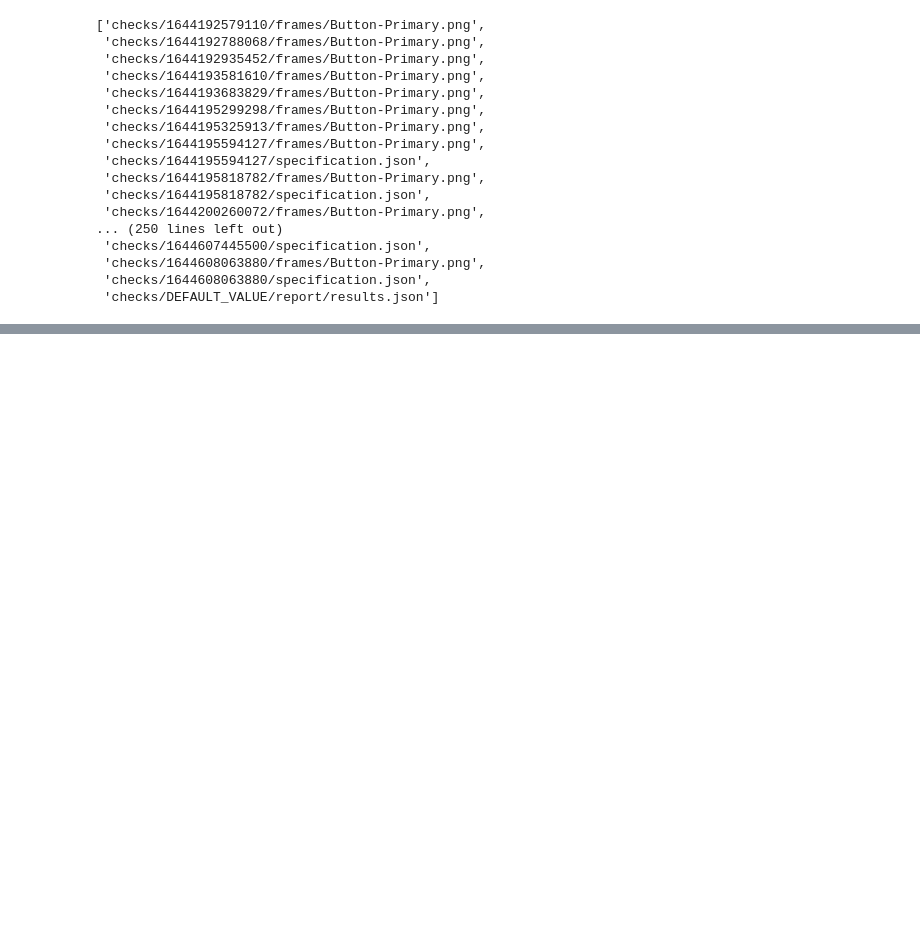
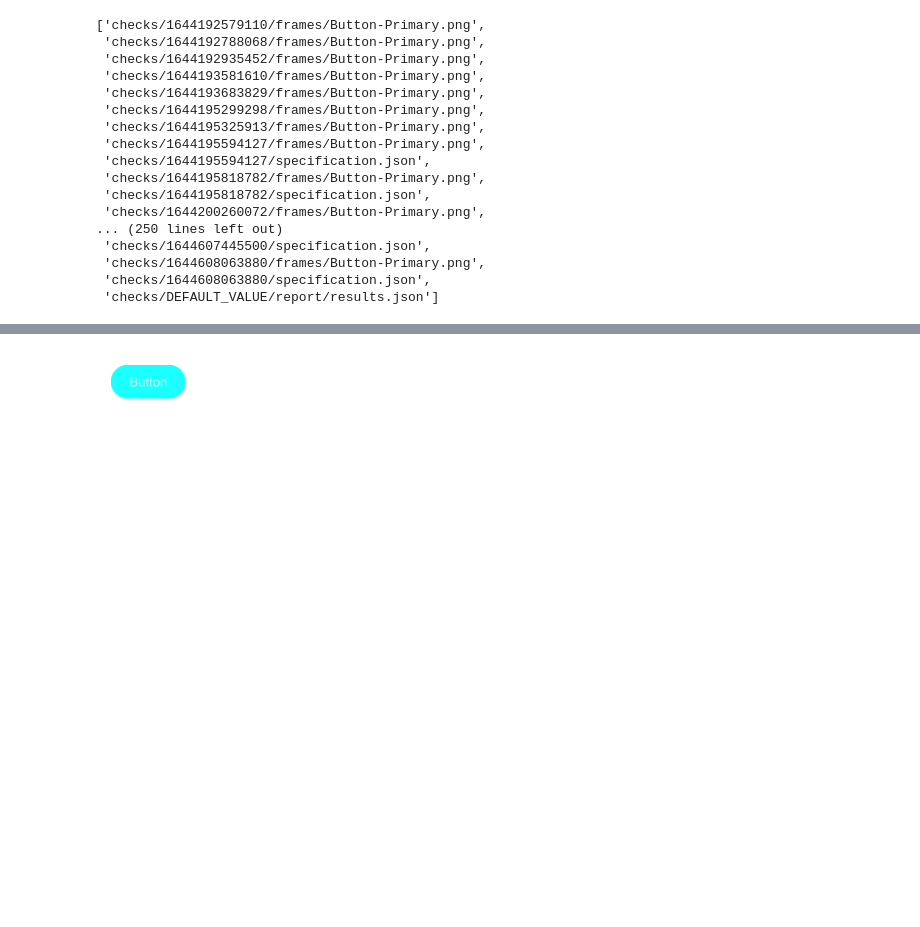
Before and after one commit to engi-network/same-story-api, a Jupyter notebook: nbs/SNS-SQS.ipynb, the cells around one changed output, grey strips where cells are left out. Saved outputs shown, nothing was run; the diff lists cells and outputs as text; code cells hidden in the pictures; blank space fills up the shorter version.

```diff
--- a/nbs/SNS-SQS.ipynb
+++ b/nbs/SNS-SQS.ipynb
@@ -328,8 +325,11 @@ r = s3_client.list_objects(
  'EncodingType': 'url'}
 # %%
 check_id = "1644302997171"
-spec = f"checks/{check_id}/specification.json"
-results = f"checks/{check_id}/report/results.json"
+prefix = f"checks/{check_id}"
+spec = f"{prefix}/specification.json"
+results = f"{prefix}/report/results.json"
+gray_difference = f"{prefix}/report/gray_difference.png"
+blue_difference = gray_difference.replace("gray", "blue")
 # %%
 def download(bucket_name, key_name):
     s3_response_object = s3_client.get_object(Bucket=bucket_name, Key=key_name)
@@ -369,0 +394,4 @@ b"{ 'MAE': '2.71081 (4.13644e-05)' }"
+# %%
+Image(data=download(bucket_name, gray_difference))
+# %% [output]
+[figure, added]
```
Also changed, not shown: parts of 10 cells of this notebook, 6 other files.
